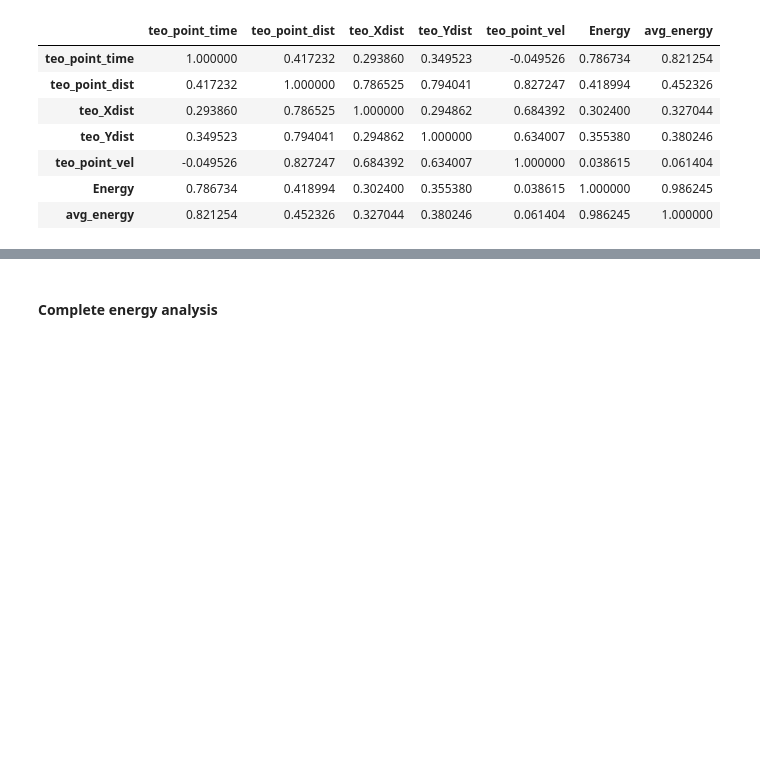
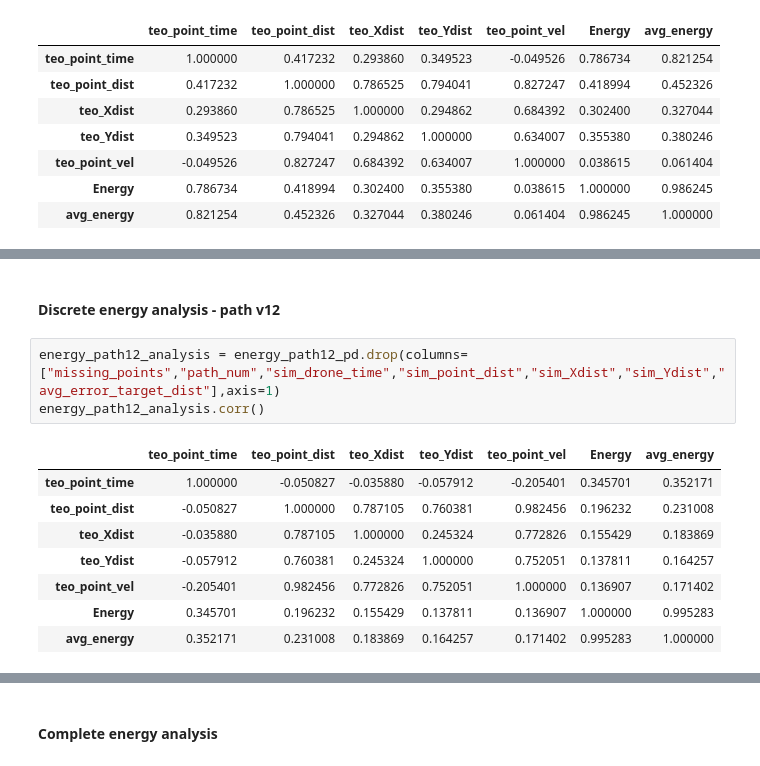
Before and after one commit to salogranada/drone_irrigation, a Jupyter notebook: src/scripts_ML/Final_Analysis_Data.ipynb, the cells around one changed output, grey strips where cells are left out. Cells and saved outputs as stored; diff of their text form; blank space fills up the shorter version.

```diff
--- a/src/scripts_ML/Final_Analysis_Data.ipynb
+++ b/src/scripts_ML/Final_Analysis_Data.ipynb
@@ -77,0 +105,14 @@ complete_energy_analysis.corr()
+# %% [markdown]
+#### Discrete energy analysis - path v12
+# %%
+energy_path12_analysis = energy_path12_pd.drop(columns=["missing_points","path_num","sim_drone_time","sim_point_dist","sim_Xdist","sim_Ydist","avg_error_target_dist"],axis=1)
+energy_path12_analysis.corr()
+# %% [output]
+|  | teo_point_time | teo_point_dist | teo_Xdist | teo_Ydist | teo_point_vel | Energy | avg_energy |
+| teo_point_time | 1.000000 | -0.050827 | -0.035880 | -0.057912 | -0.205401 | 0.345701 | 0.352171 |
+| teo_point_dist | -0.050827 | 1.000000 | 0.787105 | 0.760381 | 0.982456 | 0.196232 | 0.231008 |
+| teo_Xdist | -0.035880 | 0.787105 | 1.000000 | 0.245324 | 0.772826 | 0.155429 | 0.183869 |
+| teo_Ydist | -0.057912 | 0.760381 | 0.245324 | 1.000000 | 0.752051 | 0.137811 | 0.164257 |
+| teo_point_vel | -0.205401 | 0.982456 | 0.772826 | 0.752051 | 1.000000 | 0.136907 | 0.171402 |
+| Energy | 0.345701 | 0.196232 | 0.155429 | 0.137811 | 0.136907 | 1.000000 | 0.995283 |
+| avg_energy | 0.352171 | 0.231008 | 0.183869 | 0.164257 | 0.171402 | 0.995283 | 1.000000 |
```
Also changed, not shown: parts of 8 cells of this notebook, 5 other files.
